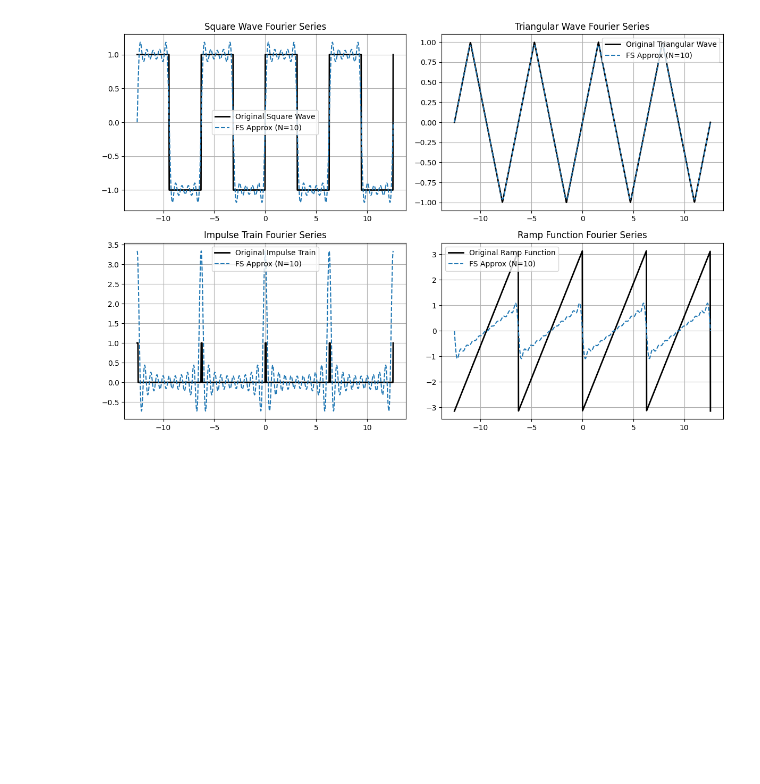
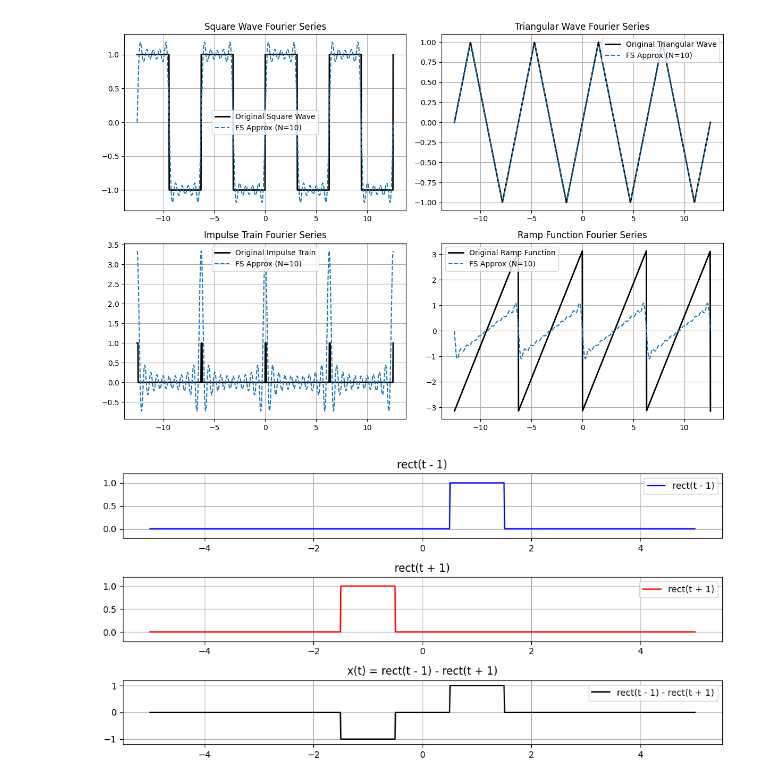
Before and after one commit to AndrewOnozuka/notes, a Jupyter notebook: ucsd/ece045/signals.ipynb, the cells around one changed output. Saved outputs shown, nothing was run; the diff lists cells and outputs as text; code cells hidden in the pictures; blank space fills up the shorter version.

```diff
--- a/ucsd/ece045/signals.ipynb
+++ b/ucsd/ece045/signals.ipynb
@@ -162,3 +162,46 @@ plt.tight_layout()
 plt.show()
 # %% [output]
 [figure]
+# %%
+# Define the rectangular function manually
+def rect_function(t, width=1):
+    return np.where(np.abs(t) <= width / 2, 1, 0)
+
+# Define time axis
+t = np.linspace(-5, 5, 1000)  # Time range from -5 to 5
+
+# Compute the two rectangular functions
+rect_t1 = rect_function(t - 1)  # Shifted right by 1
+rect_t2 = rect_function(t + 1)  # Shifted left by 1
+
+# Compute the final function
+x_t = rect_t1 - rect_t2
+
+# Plot the individual rectangles
+plt.figure(figsize=(10, 5))
+plt.subplot(3, 1, 1)
+plt.plot(t, rect_t1, label='rect(t - 1)', color='blue')
+plt.title('rect(t - 1)')
+plt.ylim(-0.2, 1.2)
+plt.grid(True)
+plt.legend()
+
+plt.subplot(3, 1, 2)
+plt.plot(t, rect_t2, label='rect(t + 1)', color='red')
+plt.title('rect(t + 1)')
+plt.ylim(-0.2, 1.2)
+plt.grid(True)
+plt.legend()
+
+# Plot the final function x(t)
+plt.subplot(3, 1, 3)
+plt.plot(t, x_t, label='rect(t - 1) - rect(t + 1)', color='black')
+plt.title('x(t) = rect(t - 1) - rect(t + 1)')
+plt.ylim(-1.2, 1.2)
+plt.grid(True)
+plt.legend()
+
+plt.tight_layout()
+plt.show()
+# %% [output]
+[figure, added]
```
Also changed, not shown: parts of 1 cell of this notebook, 2 other files.
